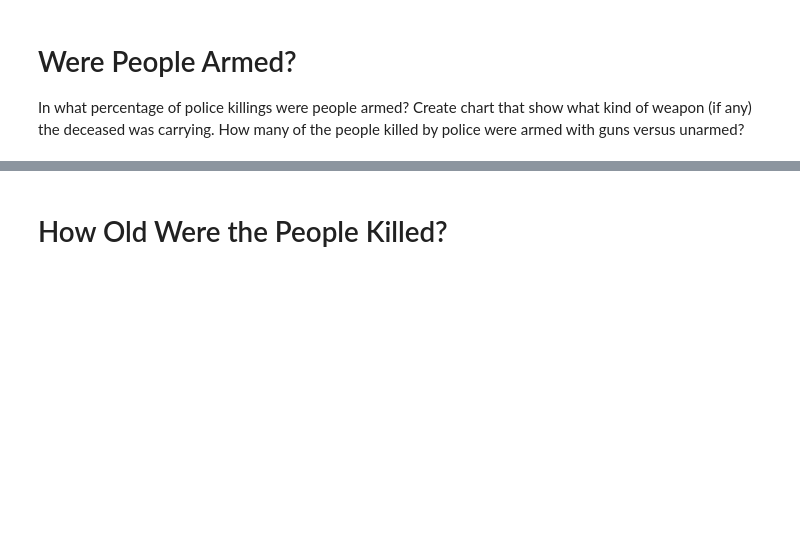
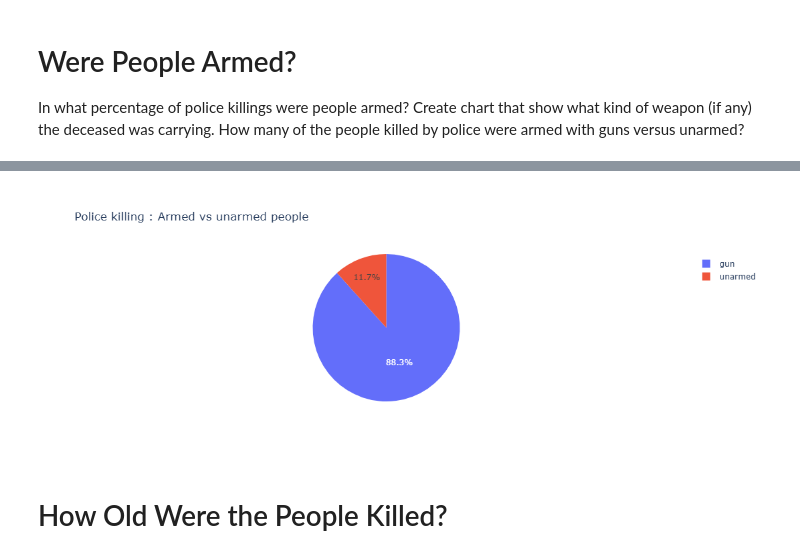
Before and after one commit to Bill-khk/Data-analysis, a Jupyter notebook: FatalForce/Fatal_Force.ipynb, the cells around one changed output, grey strips where cells are left out. Drawn from its saved outputs; the diff is of its cells as text; code cells hidden in the pictures; blank space fills up the shorter version.

```diff
--- a/FatalForce/Fatal_Force.ipynb
+++ b/FatalForce/Fatal_Force.ipynb
@@ -390,3 +387,14 @@ In what percentage of police killings were people armed? Create chart that show
+# %%
+armes_df = df_fatalities.groupby('armed').size().reset_index()
+armes_df.rename(columns={armes_df.columns[1]: 'count'},inplace=True)
+# %%
+list1=['gun', 'unarmed']
+filter1 = armes_df['armed'].isin(list1)
+armes_df = armes_df[filter1]
+# %%
+px.pie(armes_df, names='armed', values='count', title='Police killing : Armed vs unarmed people', width=500, height=400)
+# %% [output]
+[figure, added]
 # %% [markdown]
 # How Old Were the People Killed?
 # %% [markdown]
```
Also changed, not shown: parts of 10 cells of this notebook.
